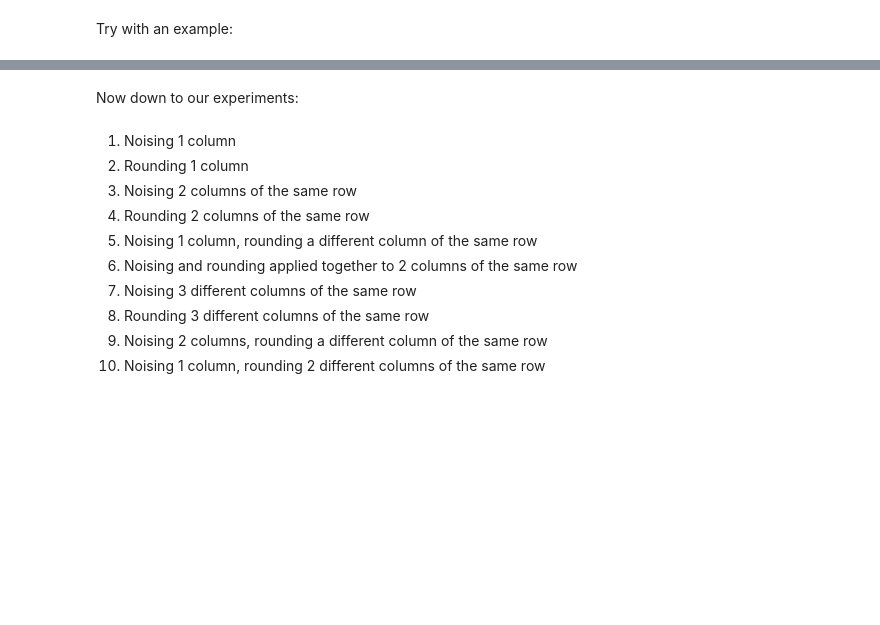
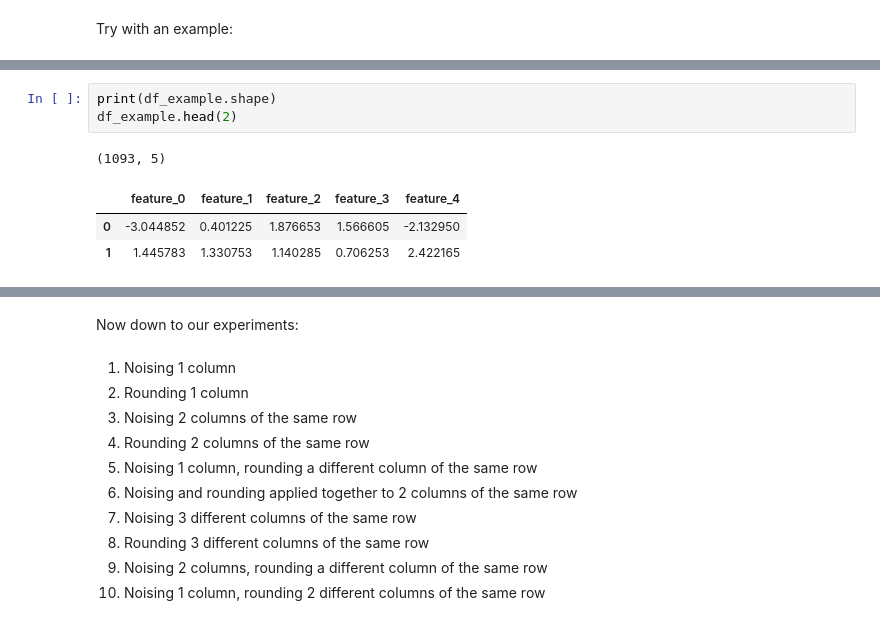
Before and after one commit to LucaGerin/Data_Quality_Project_polimi, a Jupyter notebook: DQProject_Gerin_Galimberti.ipynb, the cells around one changed output, grey strips where cells are left out. Drawn from its saved outputs; the diff is of its cells as text; blank space fills up the shorter version.

```diff
--- a/DQProject_Gerin_Galimberti.ipynb
+++ b/DQProject_Gerin_Galimberti.ipynb
@@ -996 +1081,9 @@ print(matches.shape)
+# %%
+print(df_example.shape)
+df_example.head(2)
+# %% [output]
+(1093, 5)
+|  | feature_0 | feature_1 | feature_2 | feature_3 | feature_4 |
+| 0 | -3.044852 | 0.401225 | 1.876653 | 1.566605 | -2.132950 |
+| 1 | 1.445783 | 1.330753 | 1.140285 | 0.706253 | 2.422165 |
 # %%
```
Also changed, not shown: parts of 44 cells of this notebook.
